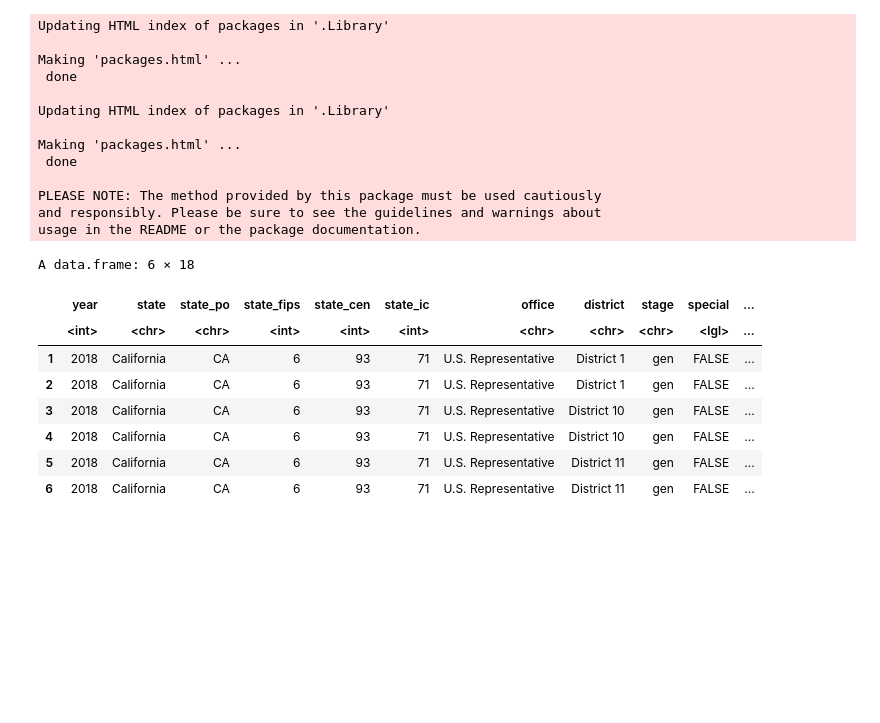
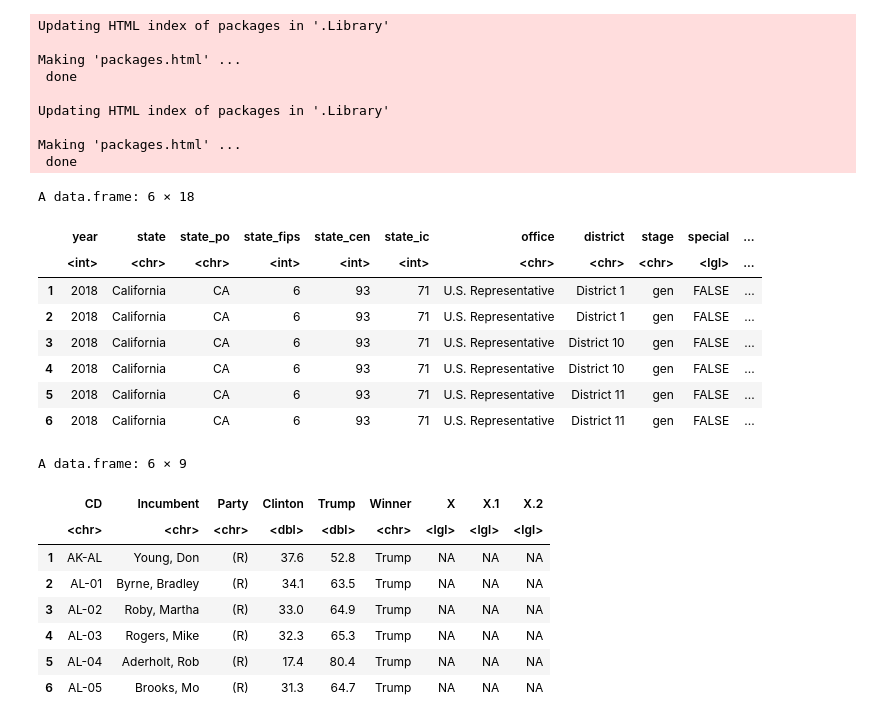
Before and after one commit to michael-bonitati-1117/final_project, a Jupyter notebook: House_Flips.ipynb, the cells around one changed output. Drawn from its saved outputs; the diff is of its cells as text; code cells hidden in the pictures; blank space fills up the shorter version.

```diff
--- a/House_Flips.ipynb
+++ b/House_Flips.ipynb
@@ -10,10 +10,7 @@ library(broom)
 library(ggplot2)
 library(tidyr)
 library(gender)
-
-
-## Data
-CD_results_2018 <- read.csv("district_overall_2018.csv")
+library(stringr)
 # %% [output]
 Updating HTML index of packages in '.Library'
 
@@ -24,24 +21,38 @@ Updating HTML index of packages in '.Library'
 
 Making 'packages.html' ...
  done
-
-PLEASE NOTE: The method provided by this package must be used cautiously
-and responsibly. Please be sure to see the guidelines and warnings about
-usage in the README or the package documentation.
-# %%
-## Check  data structure
-
-head(CD_results_2018)
-# %% [output]
-A data.frame: 6 × 18
-|  | year | state | state_po | state_fips | state_cen | state_ic | office | district | stage | special | ... |
-|  | <int> | <chr> | <chr> | <int> | <int> | <int> | <chr> | <chr> | <chr> | <lgl> | ... |
-| 1 | 2018 | California | CA | 6 | 93 | 71 | U.S. Representative | District 1 | gen | FALSE | ... |
-| 2 | 2018 | California | CA | 6 | 93 | 71 | U.S. Representative | District 1 | gen | FALSE | ... |
-| 3 | 2018 | California | CA | 6 | 93 | 71 | U.S. Representative | District 10 | gen | FALSE | ... |
-| 4 | 2018 | California | CA | 6 | 93 | 71 | U.S. Representative | District 10 | gen | FALSE | ... |
-| 5 | 2018 | California | CA | 6 | 93 | 71 | U.S. Representative | District 11 | gen | FALSE | ... |
-| 6 | 2018 | California | CA | 6 | 93 | 71 | U.S. Representative | District 11 | gen | FALSE | ... |
+# %%
+## Read data
+CD_results_2018 <- read.csv("district_overall_2018.csv")
+pres_results_2018 <- read.csv("pres_results_by_CD_2016.csv")
+
+
+## Check data structure
+head(CD_results_2018)
+
+head(pres_results_2018)
+
+pres_results_2018 <- pres_results_2018 %>%
+    select(-c("X", "X.1", "X.2"))
+# %% [output]
+A data.frame: 6 × 18
+|  | year | state | state_po | state_fips | state_cen | state_ic | office | district | stage | special | ... |
+|  | <int> | <chr> | <chr> | <int> | <int> | <int> | <chr> | <chr> | <chr> | <lgl> | ... |
+| 1 | 2018 | California | CA | 6 | 93 | 71 | U.S. Representative | District 1 | gen | FALSE | ... |
+| 2 | 2018 | California | CA | 6 | 93 | 71 | U.S. Representative | District 1 | gen | FALSE | ... |
+| 3 | 2018 | California | CA | 6 | 93 | 71 | U.S. Representative | District 10 | gen | FALSE | ... |
+| 4 | 2018 | California | CA | 6 | 93 | 71 | U.S. Representative | District 10 | gen | FALSE | ... |
+| 5 | 2018 | California | CA | 6 | 93 | 71 | U.S. Representative | District 11 | gen | FALSE | ... |
+| 6 | 2018 | California | CA | 6 | 93 | 71 | U.S. Representative | District 11 | gen | FALSE | ... |
+A data.frame: 6 × 9
+|  | CD | Incumbent | Party | Clinton | Trump | Winner | X | X.1 | X.2 |
+|  | <chr> | <chr> | <chr> | <dbl> | <dbl> | <chr> | <lgl> | <lgl> | <lgl> |
+| 1 | AK-AL | Young, Don | (R) | 37.6 | 52.8 | Trump | NA | NA | NA |
+| 2 | AL-01 | Byrne, Bradley | (R) | 34.1 | 63.5 | Trump | NA | NA | NA |
+| 3 | AL-02 | Roby, Martha | (R) | 33.0 | 64.9 | Trump | NA | NA | NA |
+| 4 | AL-03 | Rogers, Mike | (R) | 32.3 | 65.3 | Trump | NA | NA | NA |
+| 5 | AL-04 | Aderholt, Rob | (R) | 17.4 | 80.4 | Trump | NA | NA | NA |
+| 6 | AL-05 | Brooks, Mo | (R) | 31.3 | 64.7 | Trump | NA | NA | NA |
 # %%
 ## Reformat data to wide
 
```
Also changed, not shown: parts of 15 cells of this notebook, 2 other files.
